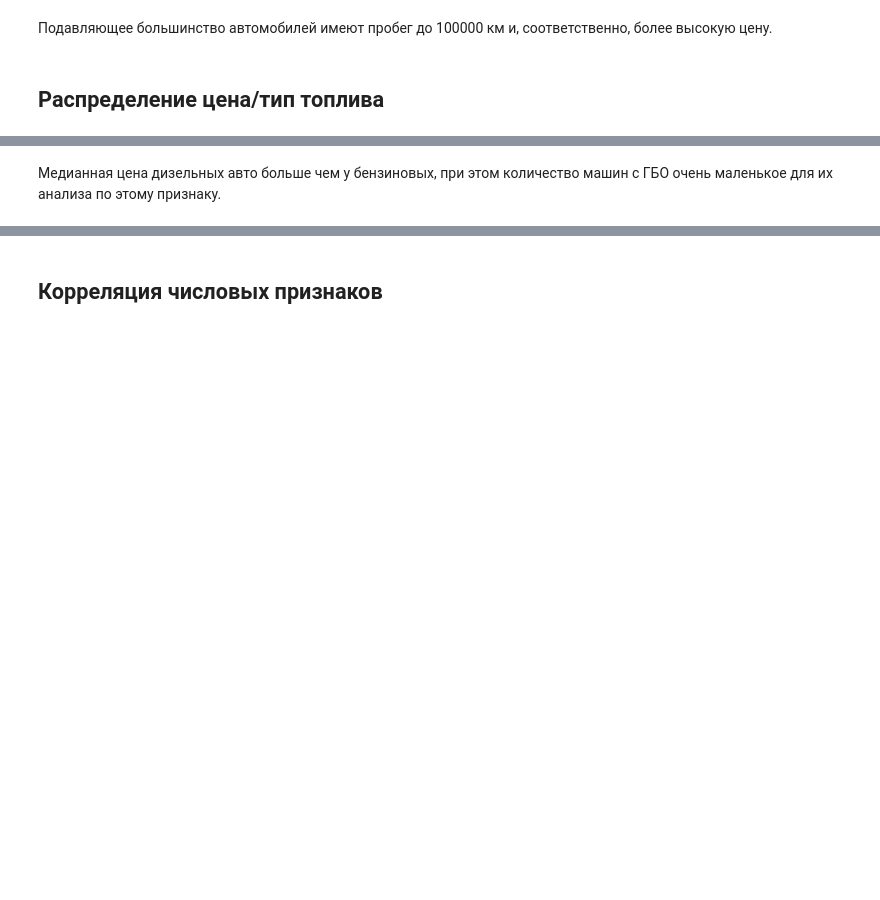
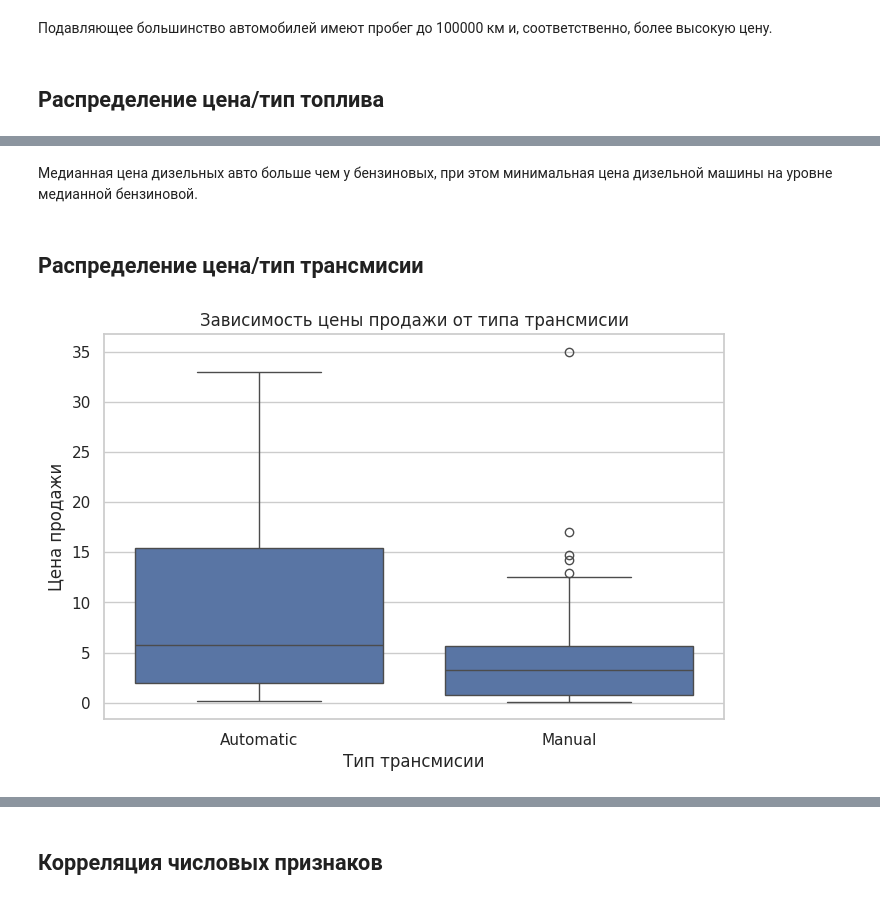
Before and after one commit to ChernovVA/ISS_pr_1, a Jupyter notebook: eda/eda.ipynb, the cells around one changed output, grey strips where cells are left out. Saved outputs shown, nothing was run; the diff lists cells and outputs as text; code cells hidden in the pictures; blank space fills up the shorter version.

```diff
--- a/eda/eda.ipynb
+++ b/eda/eda.ipynb
@@ -360,2 +365,23 @@ plt.show()
 # %% [markdown]
-Медианная цена дизельных авто больше чем у бензиновых, при этом количество машин с ГБО очень маленькое для их анализа по этому признаку.
+Медианная цена дизельных авто больше чем у бензиновых, при этом минимальная цена дизельной машины на уровне медианной бензиновой.
+# %% [markdown]
+## Распределение цена/тип трансмисии
+# %%
+plt.figure(figsize=(8,5))
+
+sns.boxplot(
+    data=df,
+    x='Transmission',
+    y='Selling_Price'
+)
+
+plt.title('Зависимость цены продажи от типа трансмисии')
+plt.xlabel('Тип трансмисии')
+plt.ylabel('Цена продажи')
+
+plt.savefig('graph4.png',
+            bbox_inches='tight')
+
+plt.show()
+# %% [output]
+[figure, added]
```
Also changed, not shown: parts of 11 cells of this notebook, 1 other file.
